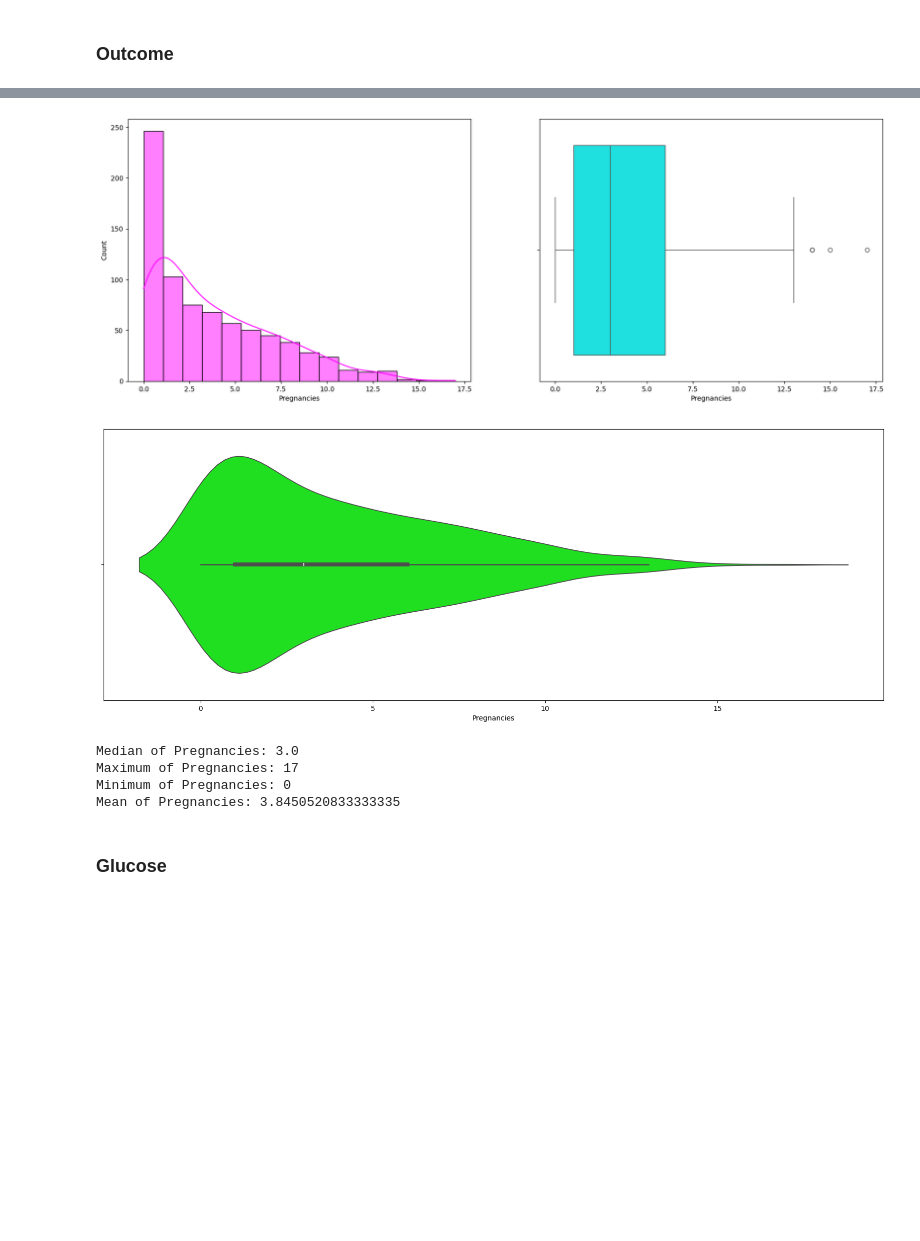
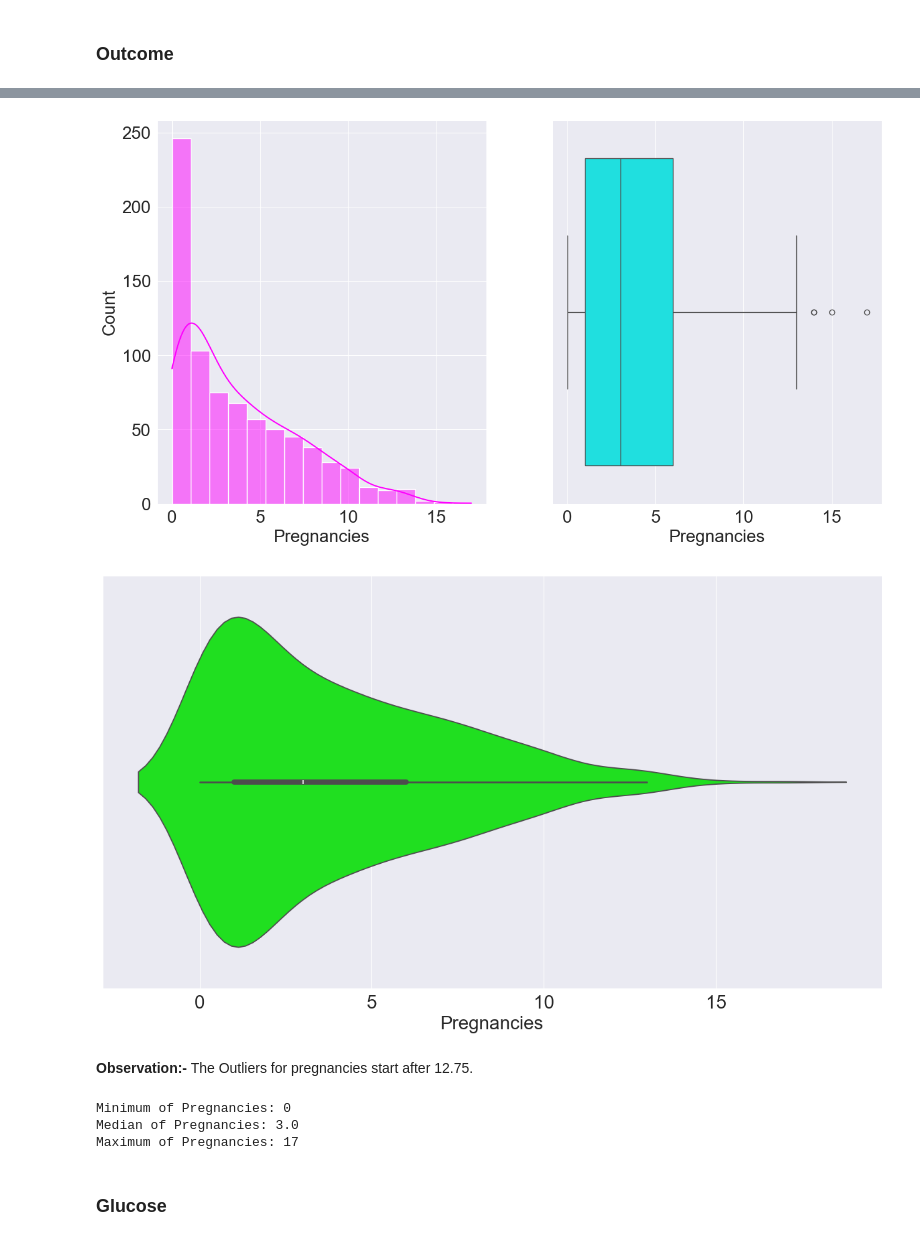
Before and after one commit to Singhal-Coder/BRL_ML_Tasks, a Jupyter notebook: EDA/EDA on Diabetes Patient.ipynb, the cells around one changed output, grey strips where cells are left out. Saved outputs shown, nothing was run; the diff lists cells and outputs as text; code cells hidden in the pictures; blank space fills up the shorter version.

```diff
--- a/EDA/EDA on Diabetes Patient.ipynb
+++ b/EDA/EDA on Diabetes Patient.ipynb
@@ -76,3 +80,7 @@ print(df.sample(10))
+# %%
+rcParams['font.size'] = 20
+rcParams['figure.figsize'] = (15,8)
+sns.set_style("darkgrid")
 # %% [markdown]
 ##  Univariate Analysis
 # %% [markdown]
@@ -91,23 +99,23 @@ plt.show()
 # %%
-fig1, ax1 = plt.subplots(1,2,figsize=(20,7))
-fig2, ax2 = plt.subplots(figsize=(20,7))
+fig1, ax1 = plt.subplots(1,2)
+fig2, ax2 = plt.subplots()
 sns.histplot(data=df, x="Pregnancies", kde=True, ax=ax1[0], color='magenta')
 sns.boxplot(data=df, x="Pregnancies", ax=ax1[1], color='aqua')
 sns.violinplot(data=df, x="Pregnancies", ax=ax2, color='lime')
 plt.show()
 # %% [output]
-[figure, old version]
+[figure, new version]
-[figure, old version]
+[figure, new version]
+# %% [markdown]
+**Observation:-** The Outliers for pregnancies start after 12.75.
 # %%
+print(f"Minimum of Pregnancies: {df.Pregnancies.min()}")
 print(f"Median of Pregnancies: {df.Pregnancies.median()}")
 print(f"Maximum of Pregnancies: {df.Pregnancies.max()}")
-print(f"Minimum of Pregnancies: {df.Pregnancies.min()}")
-print(f"Mean of Pregnancies: {df.Pregnancies.mean()}")
 # %% [output]
+Minimum of Pregnancies: 0
 Median of Pregnancies: 3.0
 Maximum of Pregnancies: 17
-Minimum of Pregnancies: 0
-Mean of Pregnancies: 3.8450520833333335
 # %% [markdown]
 ### Glucose
 # %%
```
Also changed, not shown: parts of 74 cells of this notebook.
